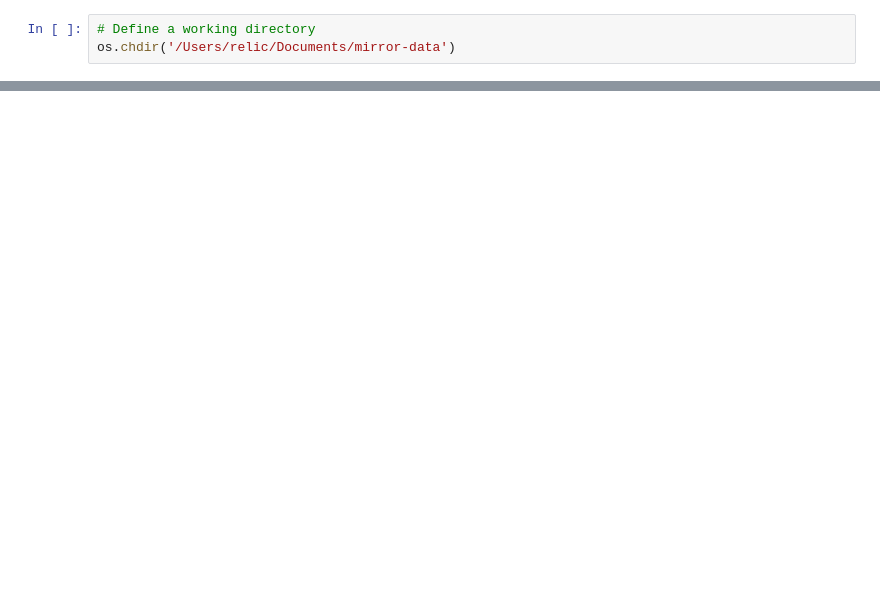
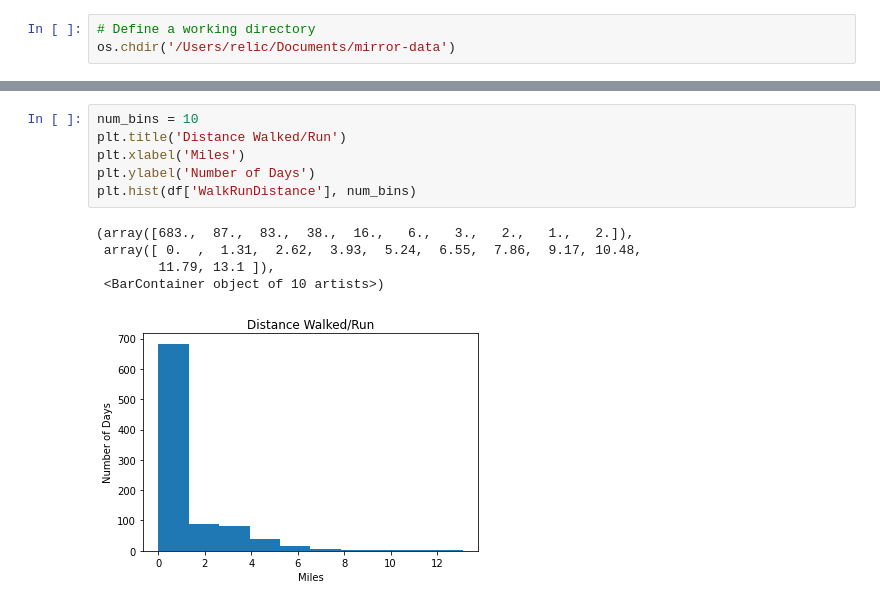
Before and after one commit to Gray-Davidson-00/mirror-data, a Jupyter notebook: mirror-data.ipynb, the cells around one changed output, grey strips where cells are left out. Cells and saved outputs as stored; diff of their text form; blank space fills up the shorter version.

```diff
--- a/mirror-data.ipynb
+++ b/mirror-data.ipynb
@@ -63,0 +103,12 @@ TypeError: no numeric data to plot
+# %%
+num_bins = 10
+plt.title('Distance Walked/Run')
+plt.xlabel('Miles')
+plt.ylabel('Number of Days')
+plt.hist(df['WalkRunDistance'], num_bins)
+# %% [output]
+(array([683.,  87.,  83.,  38.,  16.,   6.,   3.,   2.,   1.,   2.]),
+ array([ 0.  ,  1.31,  2.62,  3.93,  5.24,  6.55,  7.86,  9.17, 10.48,
+        11.79, 13.1 ]),
+ <BarContainer object of 10 artists>)
+[figure, added]
```
Also changed, not shown: parts of 12 cells of this notebook, 1 other file.
